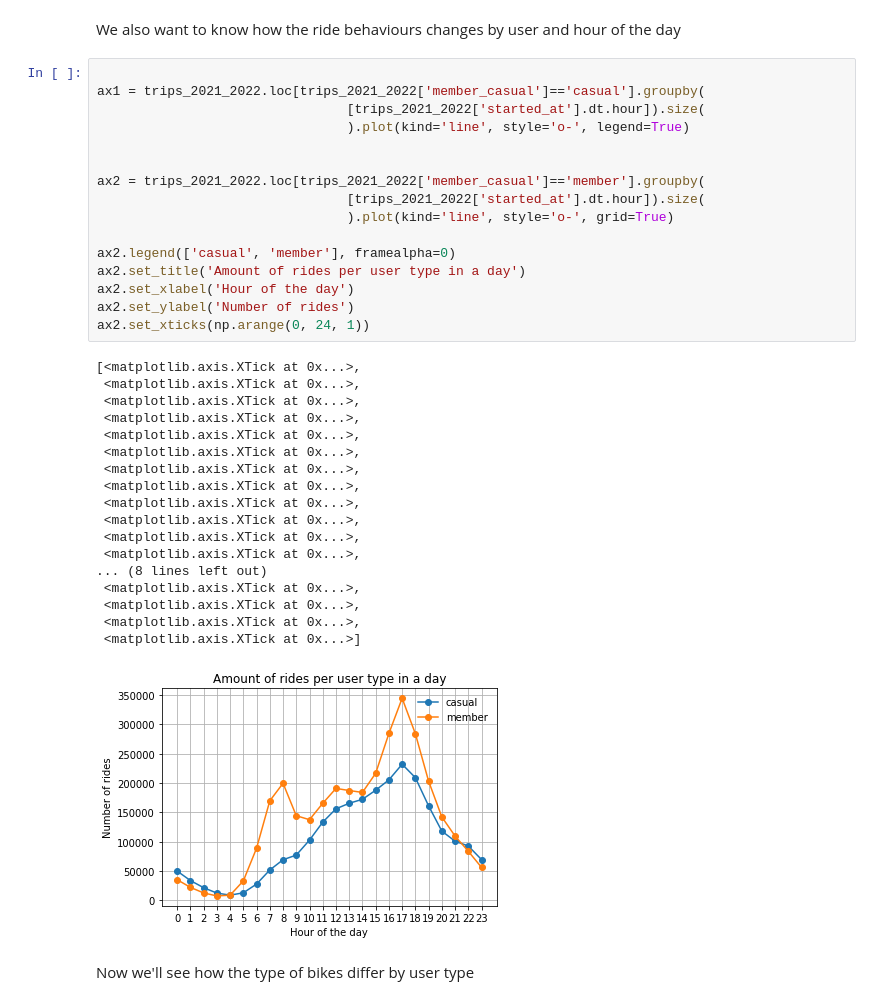
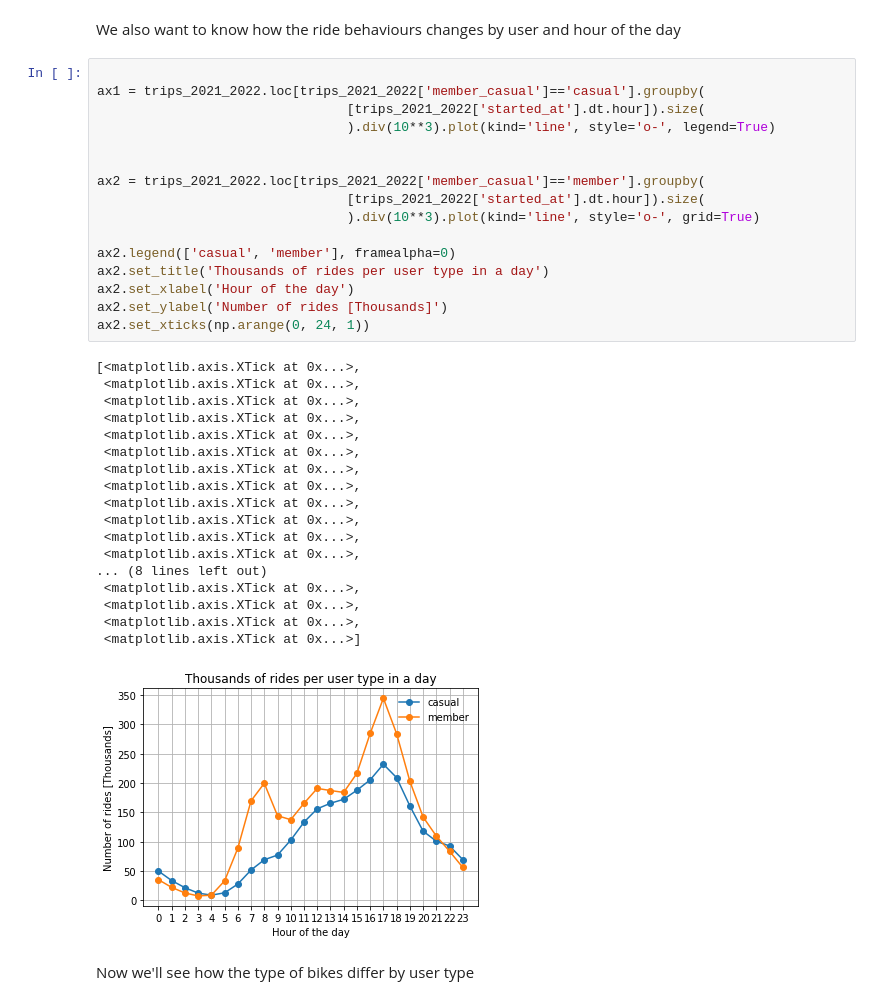
Before and after one commit to AlvaroValdelamar/Google-Data-Capstone-Project, a Jupyter notebook: src/main_script.ipynb, the cells around one changed output. Cells and saved outputs as stored; diff of their text form.

```diff
--- a/src/main_script.ipynb
+++ b/src/main_script.ipynb
@@ -692,38 +692,38 @@ We also want to know how the ride behaviours changes by user and hour of the day
 # %%
 
 ax1 = trips_2021_2022.loc[trips_2021_2022['member_casual']=='casual'].groupby(
                                 [trips_2021_2022['started_at'].dt.hour]).size(
-                                ).plot(kind='line', style='o-', legend=True)
+                                ).div(10**3).plot(kind='line', style='o-', legend=True)
 
 
 ax2 = trips_2021_2022.loc[trips_2021_2022['member_casual']=='member'].groupby(
                                 [trips_2021_2022['started_at'].dt.hour]).size(
-                                ).plot(kind='line', style='o-', grid=True)
+                                ).div(10**3).plot(kind='line', style='o-', grid=True)
 
 ax2.legend(['casual', 'member'], framealpha=0)
-ax2.set_title('Amount of rides per user type in a day')
+ax2.set_title('Thousands of rides per user type in a day')
 ax2.set_xlabel('Hour of the day')
-ax2.set_ylabel('Number of rides')
+ax2.set_ylabel('Number of rides [Thousands]')
 ax2.set_xticks(np.arange(0, 24, 1))
 # %% [output]
 [<matplotlib.axis.XTick at 0x...>,
  <matplotlib.axis.XTick at 0x...>,
  <matplotlib.axis.XTick at 0x...>,
  <matplotlib.axis.XTick at 0x...>,
  <matplotlib.axis.XTick at 0x...>,
  <matplotlib.axis.XTick at 0x...>,
  <matplotlib.axis.XTick at 0x...>,
  <matplotlib.axis.XTick at 0x...>,
  <matplotlib.axis.XTick at 0x...>,
  <matplotlib.axis.XTick at 0x...>,
  <matplotlib.axis.XTick at 0x...>,
  <matplotlib.axis.XTick at 0x...>,
 ... (8 lines left out)
  <matplotlib.axis.XTick at 0x...>,
  <matplotlib.axis.XTick at 0x...>,
  <matplotlib.axis.XTick at 0x...>,
  <matplotlib.axis.XTick at 0x...>]
-[figure, old version]
+[figure, new version]
 # %% [markdown]
 Now we'll see how the type of bikes differ by user type
 # %%
```
Also changed, not shown: parts of 2 cells of this notebook, 1 other file.
